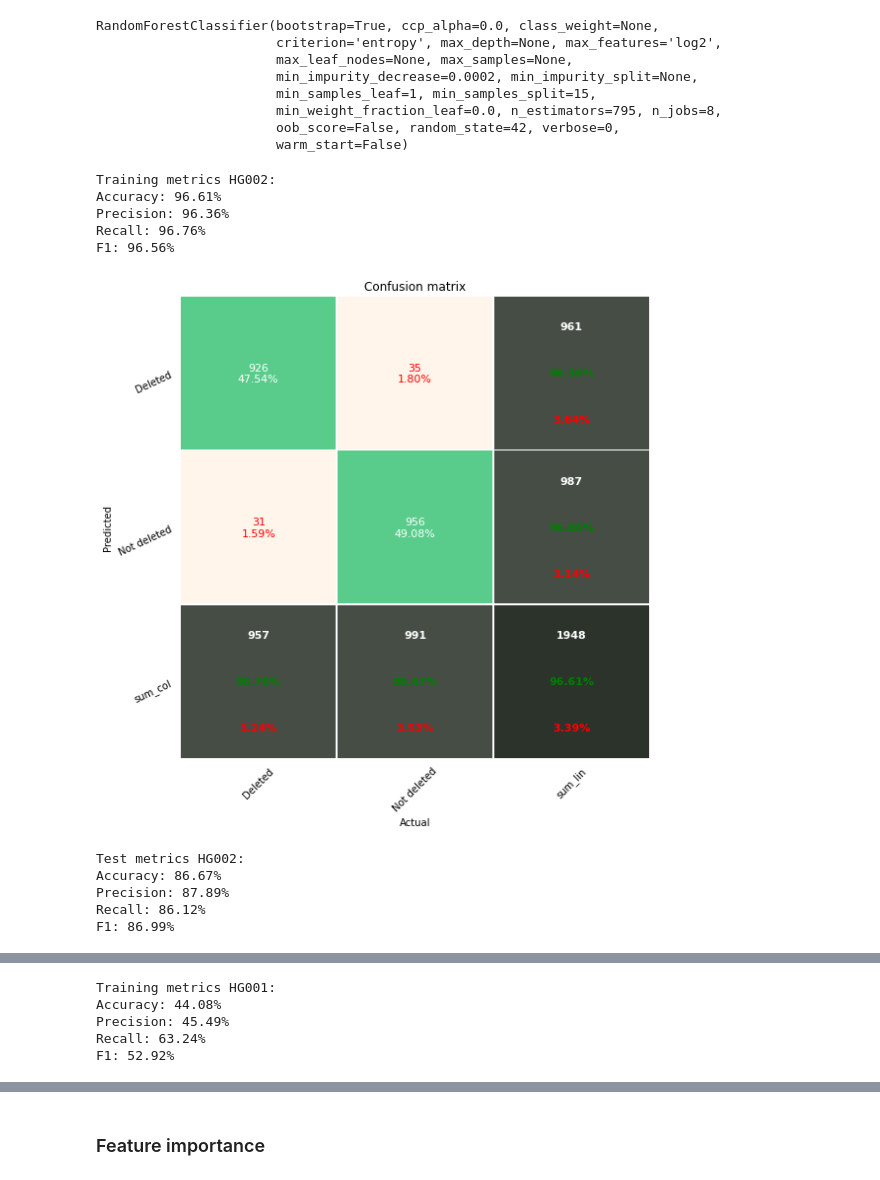
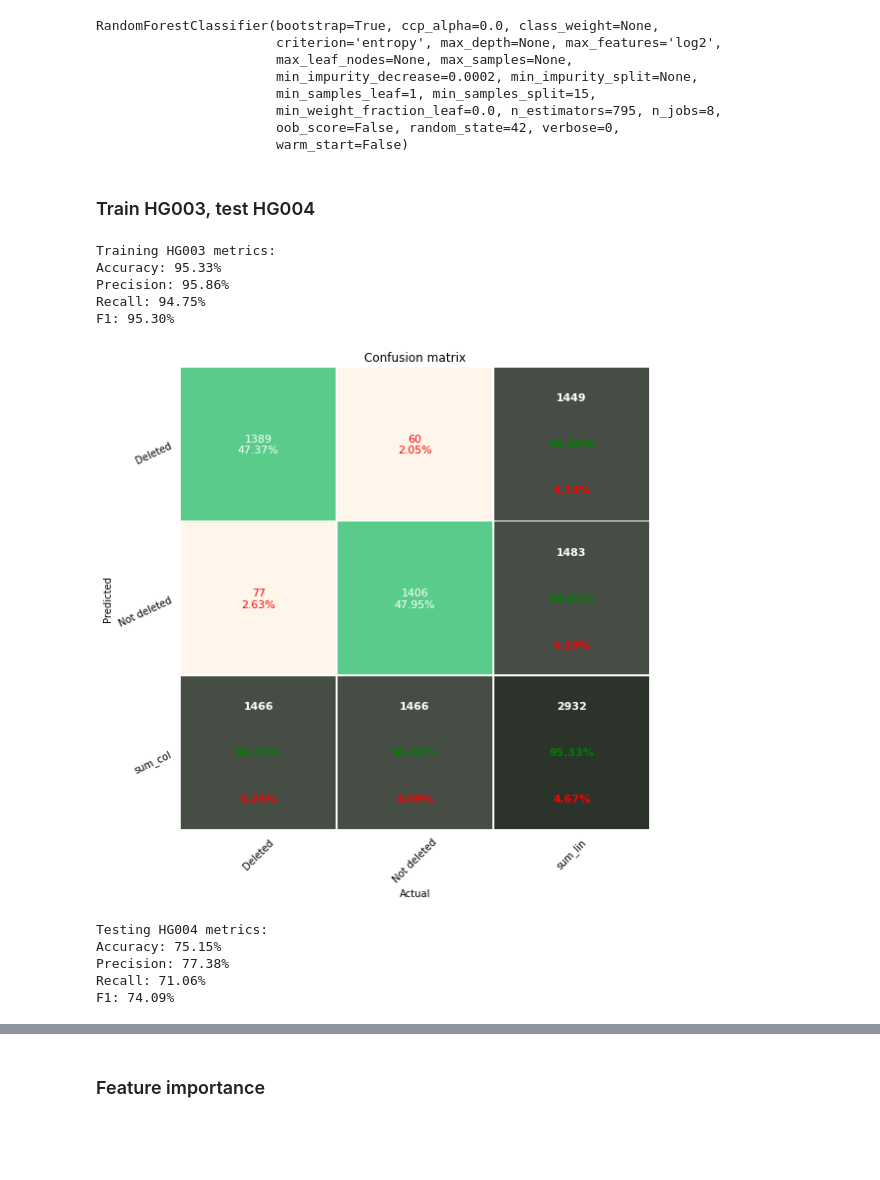
Before and after one commit to Gorzen/Genome-Center-Project, a Jupyter notebook: roadmap.ipynb, the cells around one changed output, grey strips where cells are left out. Saved outputs shown, nothing was run; the diff lists cells and outputs as text; code cells hidden in the pictures; blank space fills up the shorter version.

Commit message:
Download bam 60x HG003 and 4, extract, train + test on each one

```diff
--- a/roadmap.ipynb
+++ b/roadmap.ipynb
@@ -811,5 +811,4 @@ def generate_train_test_data(vcf, prefix_bedgraph, id_filter='.*'):
     y = np.zeros(all_positions.shape[0])
     y[np.arange(delete_positions.shape[0])] = 1 # First positions are delete_positions
 
-    X_train, X_test, y_train, y_test = train_test_split(X, y, test_size=0.33, random_state=42)
-    return X_train, X_test, y_train, y_test
+    return X, y
@@ -855,0 +815,2 @@ Signal Coverage 100.0% complete
+# %%
+X_HG003, y_HG003 = generate_train_test_data('svanalyzer_union.vcf', 'HG003_1', id_filter='HG3.*')
@@ -855,0 +835,2 @@ Signal Coverage 100.0% complete
+# %%
+X_HG004, y_HG004 = generate_train_test_data('svanalyzer_union.vcf', 'HG004_1', id_filter='HG4.*')
@@ -1090,39 +1089,37 @@ RandomForestClassifier(bootstrap=True, ccp_alpha=0.0, class_weight=None,
                        min_weight_fraction_leaf=0.0, n_estimators=795, n_jobs=8,
                        oob_score=False, random_state=42, verbose=0,
                        warm_start=False)
+# %% [markdown]
+### Train HG003, test HG004
 # %%
 clf = RandomForestClassifier(criterion='entropy',\
                              max_features='log2',\
                              min_impurity_decrease=2e-4,\
                              min_samples_split=15,\
                              min_samples_leaf=1,\
                              n_estimators=795,\
                              random_state=random_state,\
                              n_jobs=n_jobs
                             )
 
-clf.fit(X_train_HG002, y_train_HG002)
+clf.fit(X_HG003, y_HG003)
 
-print("Training metrics HG002:")
-pred_train = clf.predict(X_train_HG002)
-show_metrics(y_train_HG002, pred_train)
+print("Training HG003 metrics:")
+pred = clf.predict(X_HG003)
+show_metrics(y_HG003, pred)
 
-print("\n\nTest metrics HG002:")
-pred_test = clf.predict(X_test_HG002)
-show_metrics(y_test_HG002, pred_test)
-
-print("\n\nTraining metrics HG001:")
-pred_train = clf.predict(X_train_HG001)
-show_metrics(y_train_HG001, pred_train)
+print("\n\nTesting HG004 metrics:")
+pred = clf.predict(X_HG004)
+show_metrics(y_HG004, pred)
 # %% [output]
-Training metrics HG002:
-Accuracy: 96.61%
-Precision: 96.36%
-Recall: 96.76%
-F1: 96.56%
+Training HG003 metrics:
+Accuracy: 95.33%
+Precision: 95.86%
+Recall: 94.75%
+F1: 95.30%
-[figure, old version]
+[figure, new version]
-Test metrics HG002:
-Accuracy: 86.67%
-Precision: 87.89%
-Recall: 86.12%
-F1: 86.99%
+Testing HG004 metrics:
+Accuracy: 75.15%
+Precision: 77.38%
+Recall: 71.06%
+F1: 74.09%
@@ -1130,5 +1126,0 @@ F1: 86.99%
-Training metrics HG001:
-Accuracy: 44.08%
-Precision: 45.49%
-Recall: 63.24%
-F1: 52.92%
```
Also changed, not shown: parts of 11 cells of this notebook.
